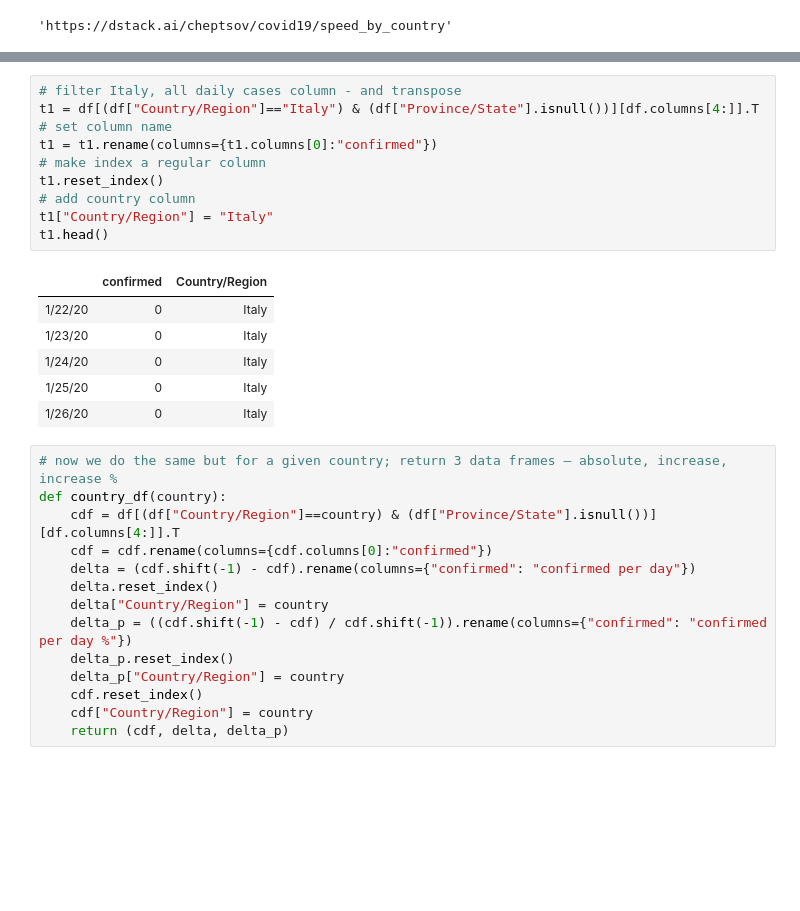
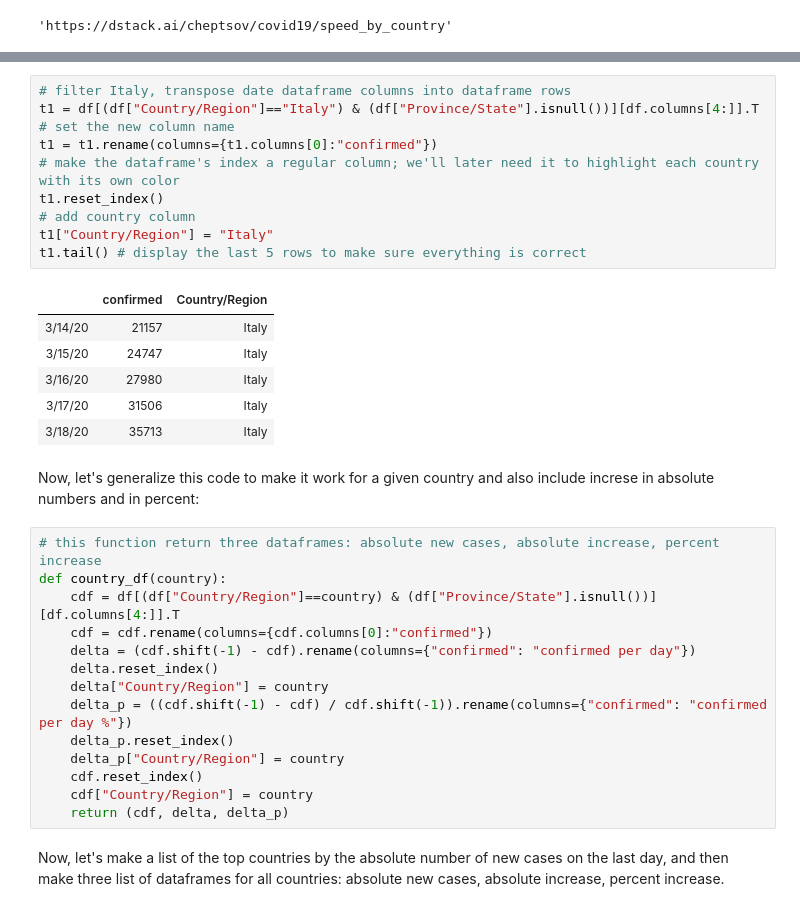
Before and after one commit to riwajsapkota/dstack-tutorials-py, a Jupyter notebook: covid-19-speed.ipynb, the cells around one changed output, grey strips where cells are left out. Cells and saved outputs as stored; diff of their text form; blank space fills up the shorter version.

```diff
--- a/covid-19-speed.ipynb
+++ b/covid-19-speed.ipynb
@@ -239,22 +250,24 @@ Indonesia
 # %%
-# filter Italy, all daily cases column - and transpose
+# filter Italy, transpose date dataframe columns into dataframe rows
 t1 = df[(df["Country/Region"]=="Italy") & (df["Province/State"].isnull())][df.columns[4:]].T
-# set column name
+# set the new column name
 t1 = t1.rename(columns={t1.columns[0]:"confirmed"})
-# make index a regular column
+# make the dataframe's index a regular column; we'll later need it to highlight each country with its own color
 t1.reset_index()
 # add country column
 t1["Country/Region"] = "Italy"
-t1.head()
+t1.tail() # display the last 5 rows to make sure everything is correct
 # %% [output]
 |  | confirmed | Country/Region |
-| 1/22/20 | 0 | Italy |
-| 1/23/20 | 0 | Italy |
-| 1/24/20 | 0 | Italy |
-| 1/25/20 | 0 | Italy |
-| 1/26/20 | 0 | Italy |
+| 3/14/20 | 21157 | Italy |
+| 3/15/20 | 24747 | Italy |
+| 3/16/20 | 27980 | Italy |
+| 3/17/20 | 31506 | Italy |
+| 3/18/20 | 35713 | Italy |
+# %% [markdown]
+Now, let's generalize this code to make it work for a given country and also include increse in absolute numbers and in percent:
 # %%
-# now we do the same but for a given country; return 3 data frames – absolute, increase, increase %
+# this function return three dataframes: absolute new cases, absolute increase, percent increase
 def country_df(country):
     cdf = df[(df["Country/Region"]==country) & (df["Province/State"].isnull())][df.columns[4:]].T
     cdf = cdf.rename(columns={cdf.columns[0]:"confirmed"})
@@ -267,6 +280,8 @@ def country_df(country):
     cdf.reset_index()
     cdf["Country/Region"] = country
     return (cdf, delta, delta_p)
+# %% [markdown]
+Now, let's make a list of the top countries by the absolute number of new cases on the last day, and then make three list of dataframes for all countries: absolute new cases, absolute increase, percent increase.
 # %%
 # top 10 countries by last day absolute
 top10 = df[df["Province/State"].isnull()].sort_values(by=[df.columns[-1]], ascending=False)[["Country/Region"]].head(10)
```
Also changed, not shown: parts of 10 cells of this notebook.
